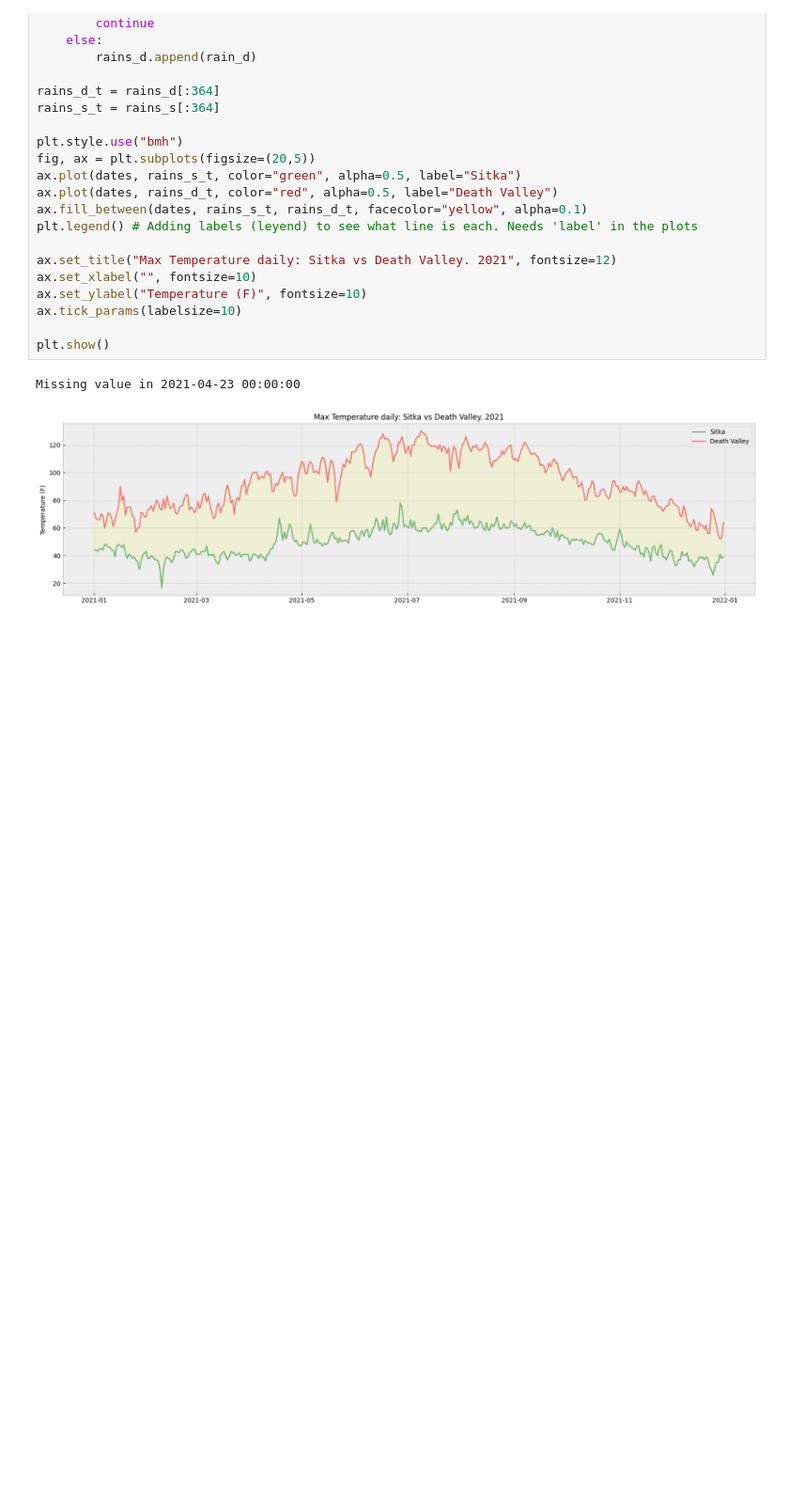
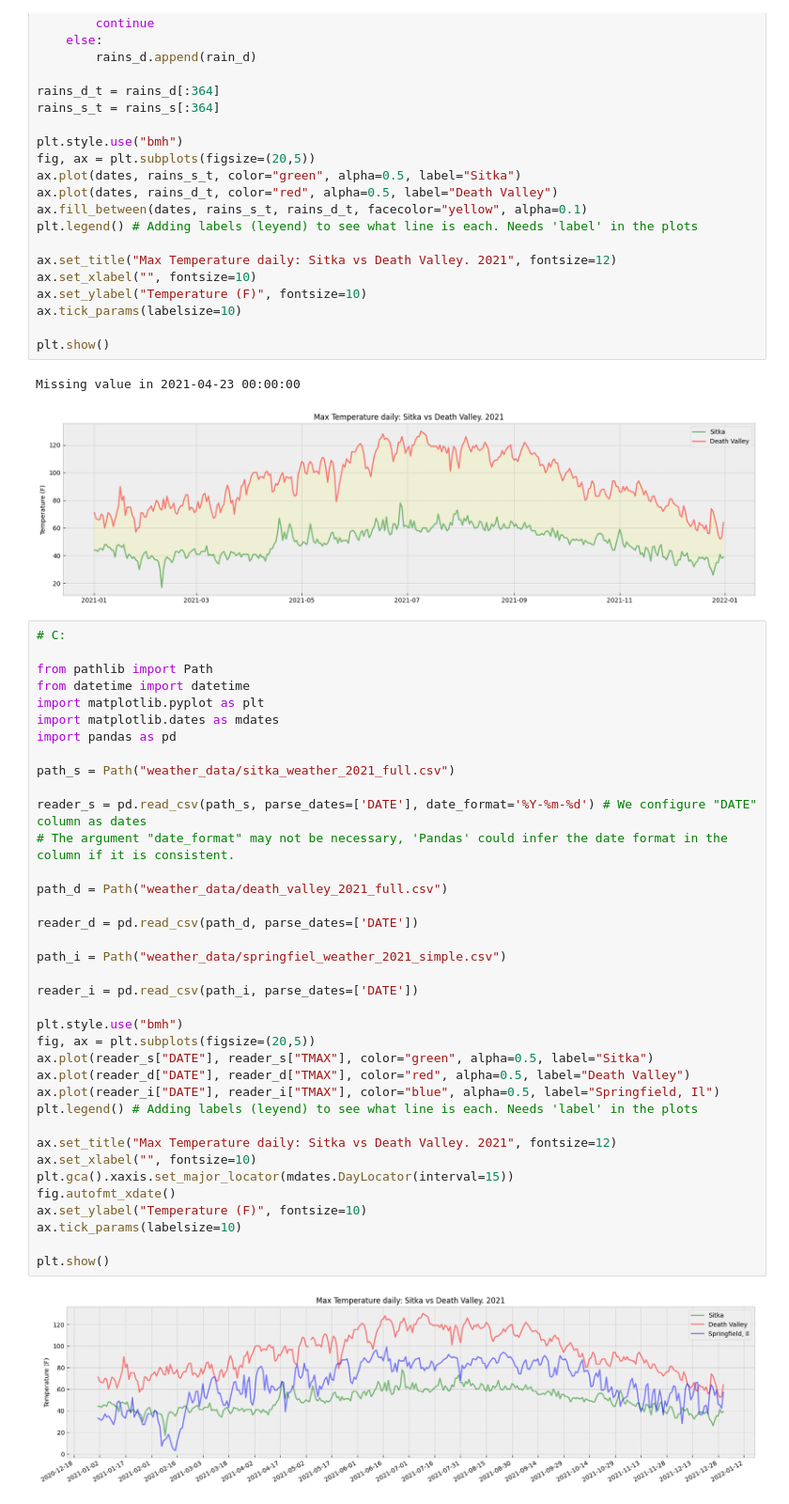
Before and after one commit to almanzanas/DataAnalystsJourney, a Jupyter notebook: data_visualization/downloading_data.ipynb, the cells around one changed output. Shown at 94% size. Saved outputs shown, nothing was run; the diff lists cells and outputs as text; blank space fills up the shorter version.

```diff
--- a/data_visualization/downloading_data.ipynb
+++ b/data_visualization/downloading_data.ipynb
@@ -589,3 +589,42 @@ plt.show()
 # %% [output]
 Missing value in 2021-04-23 00:00:00
 [figure]
+# %%
+# C:
+
+from pathlib import Path
+from datetime import datetime
+import matplotlib.pyplot as plt
+import matplotlib.dates as mdates
+import pandas as pd
+
+path_s = Path("weather_data/sitka_weather_2021_full.csv")
+
+reader_s = pd.read_csv(path_s, parse_dates=['DATE'], date_format='%Y-%m-%d') # We configure "DATE" column as dates
+# The argument "date_format" may not be necessary, 'Pandas' could infer the date format in the column if it is consistent.
+
+path_d = Path("weather_data/death_valley_2021_full.csv")
+
+reader_d = pd.read_csv(path_d, parse_dates=['DATE'])
+
+path_i = Path("weather_data/springfiel_weather_2021_simple.csv")
+
+reader_i = pd.read_csv(path_i, parse_dates=['DATE'])
+
+plt.style.use("bmh")
+fig, ax = plt.subplots(figsize=(20,5))
+ax.plot(reader_s["DATE"], reader_s["TMAX"], color="green", alpha=0.5, label="Sitka")
+ax.plot(reader_d["DATE"], reader_d["TMAX"], color="red", alpha=0.5, label="Death Valley")
+ax.plot(reader_i["DATE"], reader_i["TMAX"], color="blue", alpha=0.5, label="Springfield, Il")
+plt.legend() # Adding labels (leyend) to see what line is each. Needs 'label' in the plots
+
+ax.set_title("Max Temperature daily: Sitka vs Death Valley. 2021", fontsize=12)
+ax.set_xlabel("", fontsize=10)
+plt.gca().xaxis.set_major_locator(mdates.DayLocator(interval=15))
+fig.autofmt_xdate()
+ax.set_ylabel("Temperature (F)", fontsize=10)
+ax.tick_params(labelsize=10)
+
+plt.show()
+# %% [output]
+[figure, added]
```
Also changed, not shown: parts of 1 cell of this notebook, 2 other files.
